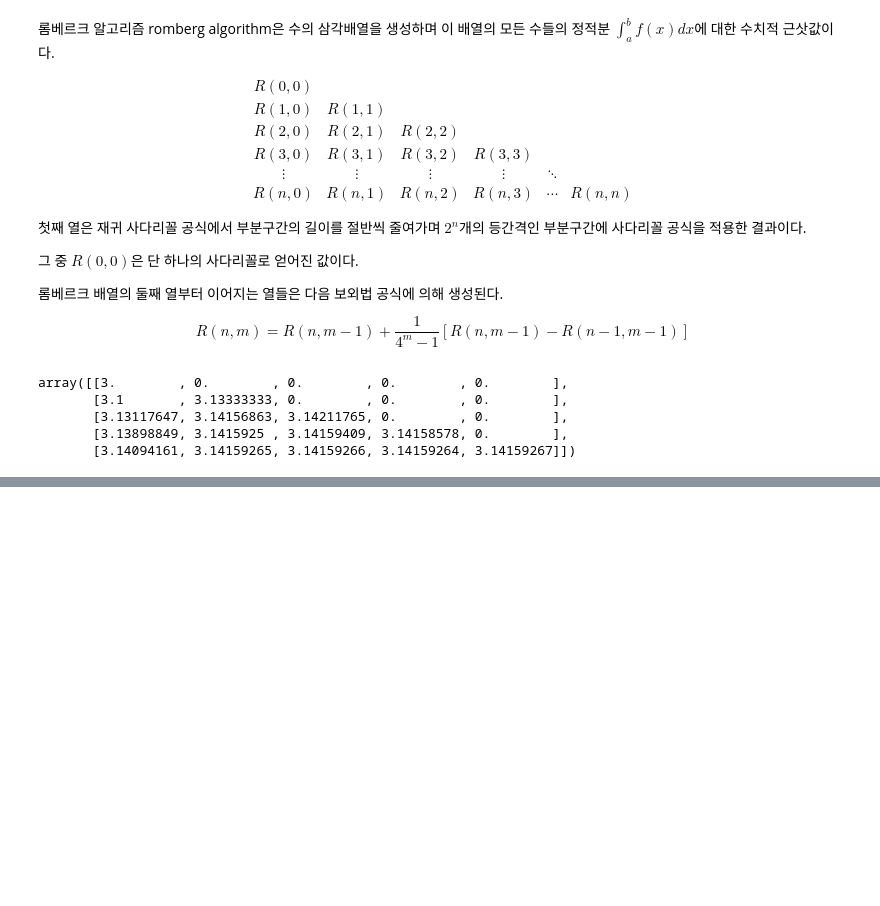
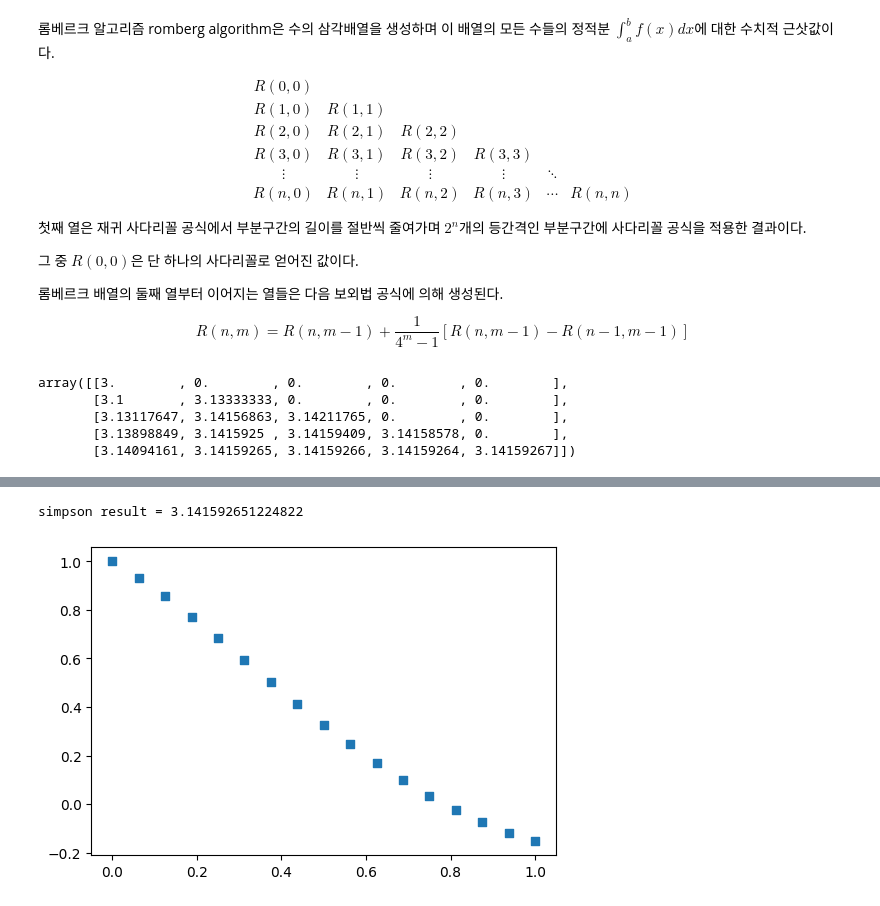
Before and after one commit to tirals88/Numerical-Mathematics-and-Computing, a Jupyter notebook: Chap5_Numerical_Integration.ipynb, the cells around one changed output, grey strips where cells are left out. Drawn from its saved outputs; the diff is of its cells as text; code cells hidden in the pictures; blank space fills up the shorter version.

```diff
--- a/Chap5_Numerical_Integration.ipynb
+++ b/Chap5_Numerical_Integration.ipynb
@@ -233,0 +515,20 @@ array([[3.        , 0.        , 0.        , 0.        , 0.        ],
+# %%
+#1
+
+## 재귀함수로 Simpson을 만들었을 때, 중간 계산값 (단계별로 더했을 때) 출력을 할 줄 모르겠음
+def f1(x):
+  return 4/(1+x**2)
+
+def f2(x):
+  return 8*(np.sqrt(1-x**2) - x)
+# %%
+t1 = Simpson(f1, 0, 1, 5e-6, 1, 4)
+x1 = np.array(list(t1[2]))
+y1 = f_test(x1)
+print('simpson result = {}'.format(t1[1]))
+plt.figure(figsize=(6, 4))
+plt.scatter(x1, y1, marker =',')
+plt.show()
+# %% [output]
+simpson result = 3.141592651224822
+[figure, added]
```
Also changed, not shown: parts of 22 cells of this notebook.
